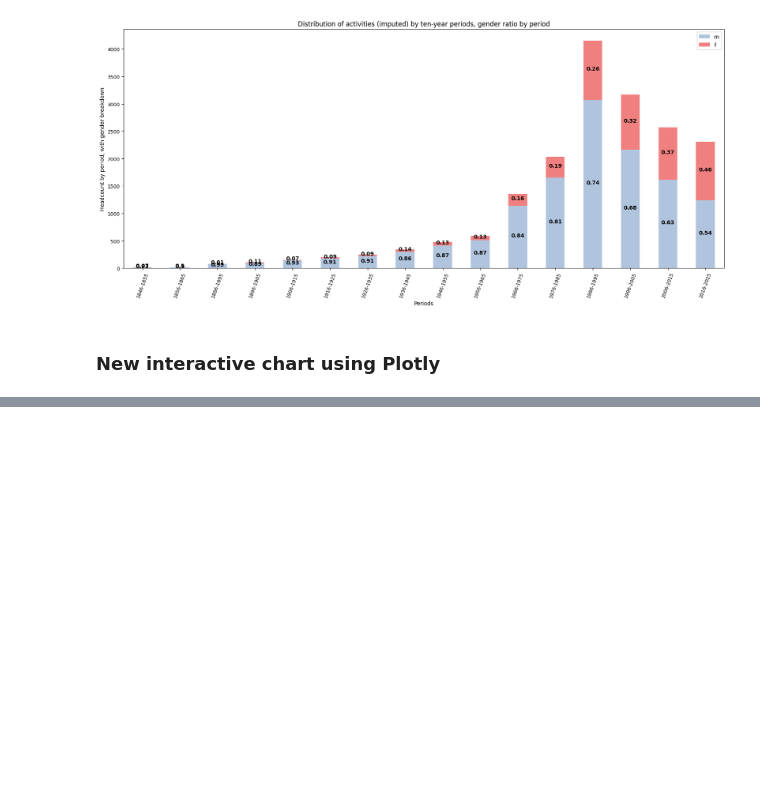
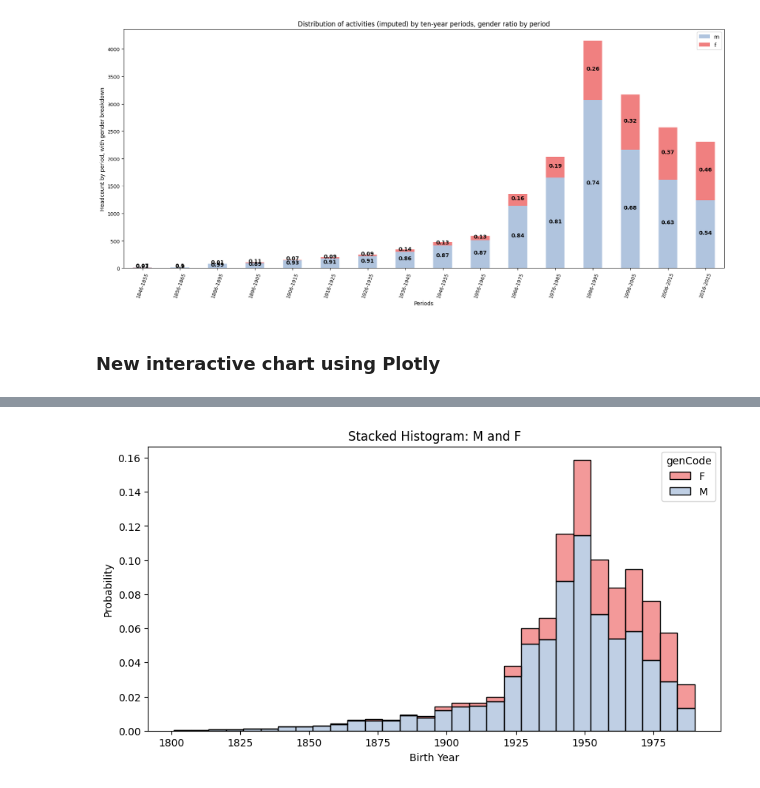
Before and after one commit to NicoSidler/LOD_NicoSidler, a Jupyter notebook: notebooks_jupyter/wikidata_exploration/da1new_distribution_birthYear_gender.ipynb, the cells around one changed output, grey strips where cells are left out. Cells and saved outputs as stored; diff of their text form; code cells hidden in the pictures; blank space fills up the shorter version.

```diff
--- a/notebooks_jupyter/wikidata_exploration/da1new_distribution_birthYear_gender.ipynb
+++ b/notebooks_jupyter/wikidata_exploration/da1new_distribution_birthYear_gender.ipynb
@@ -692,0 +766,22 @@ fig.show()
+# %%
+plt.figure(figsize=(10, 5))
+
+bins = len(l_10) #21
+
+sns.histplot(
+    data=cdf_mf,
+    x='birthYear',
+    hue='genCode',
+    stat='probability',        # or 'density' or 'count'
+    multiple='stack',    # ← Stacked!
+    palette={'M': 'LightSteelBlue', 'F': 'LightCoral'},
+    bins=30,
+    alpha=0.8
+)
+
+plt.xlabel('Birth Year')
+plt.ylabel('Probability')
+plt.title('Stacked Histogram: M and F')
+plt.show()
+# %% [output]
+[figure, added]
```
Also changed, not shown: parts of 7 cells of this notebook, 2 other files.
